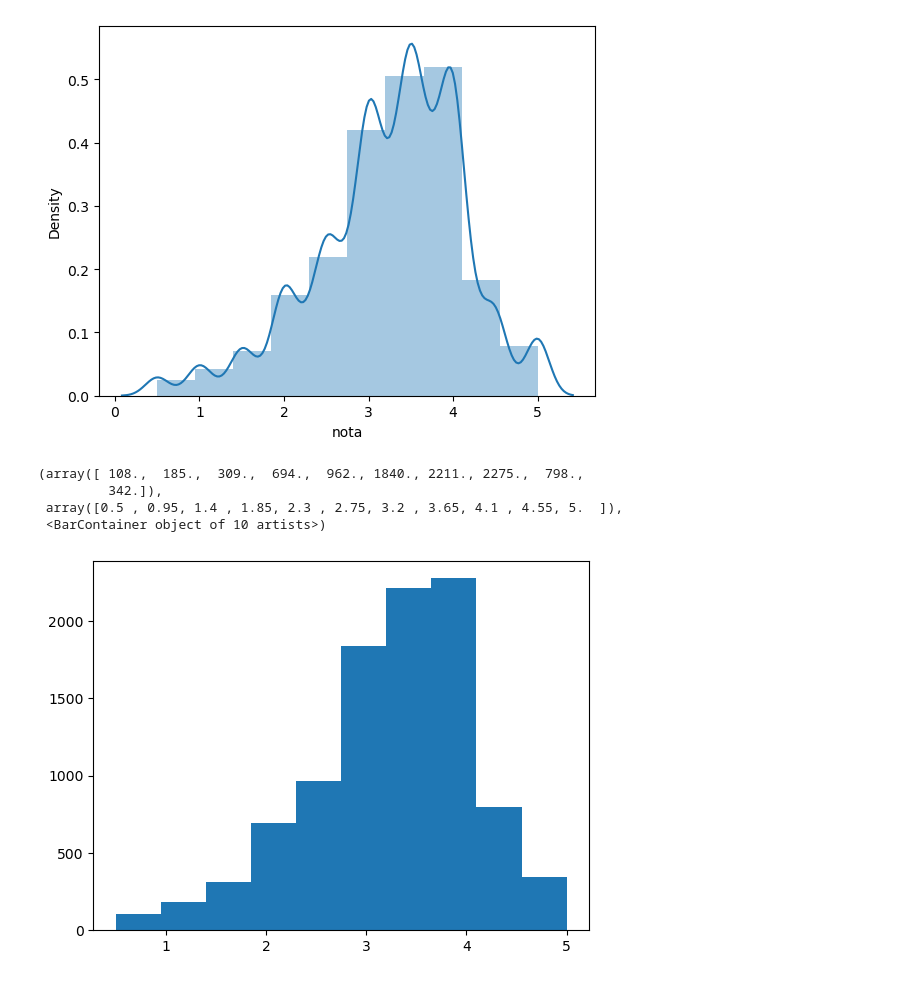
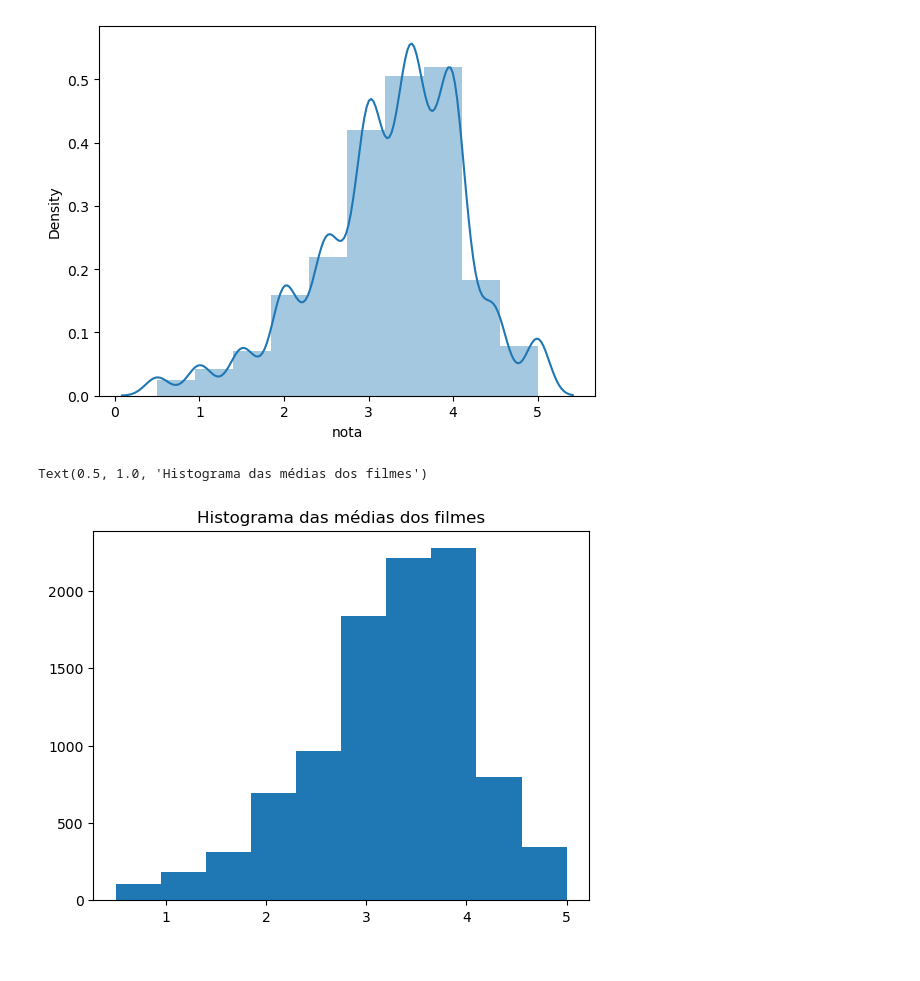
Before and after one commit to JonatasFontele/data-science-alura, a Jupyter notebook: movielens-ml-latest-small-ratings.ipynb, the cells around one changed output. Drawn from its saved outputs; the diff is of its cells as text; code cells hidden in the pictures.

```diff
--- a/movielens-ml-latest-small-ratings.ipynb
+++ b/movielens-ml-latest-small-ratings.ipynb
@@ -170,10 +173,8 @@ sns.distplot(medias_por_filme, bins=10)
 # %%
 # Bibliotecas utilizam matplotlib, é o mais baixo nível
 import matplotlib.pyplot as plt
 plt.hist(medias_por_filme)
+plt.title("Histograma das médias dos filmes")
 # %% [output]
-(array([ 108.,  185.,  309.,  694.,  962., 1840., 2211., 2275.,  798.,
-         342.]),
- array([0.5 , 0.95, 1.4 , 1.85, 2.3 , 2.75, 3.2 , 3.65, 4.1 , 4.55, 5.  ]),
- <BarContainer object of 10 artists>)
+Text(0.5, 1.0, 'Histograma das médias dos filmes')
-[figure, old version]
+[figure, new version]
```
Also changed, not shown: parts of 3 cells of this notebook.
